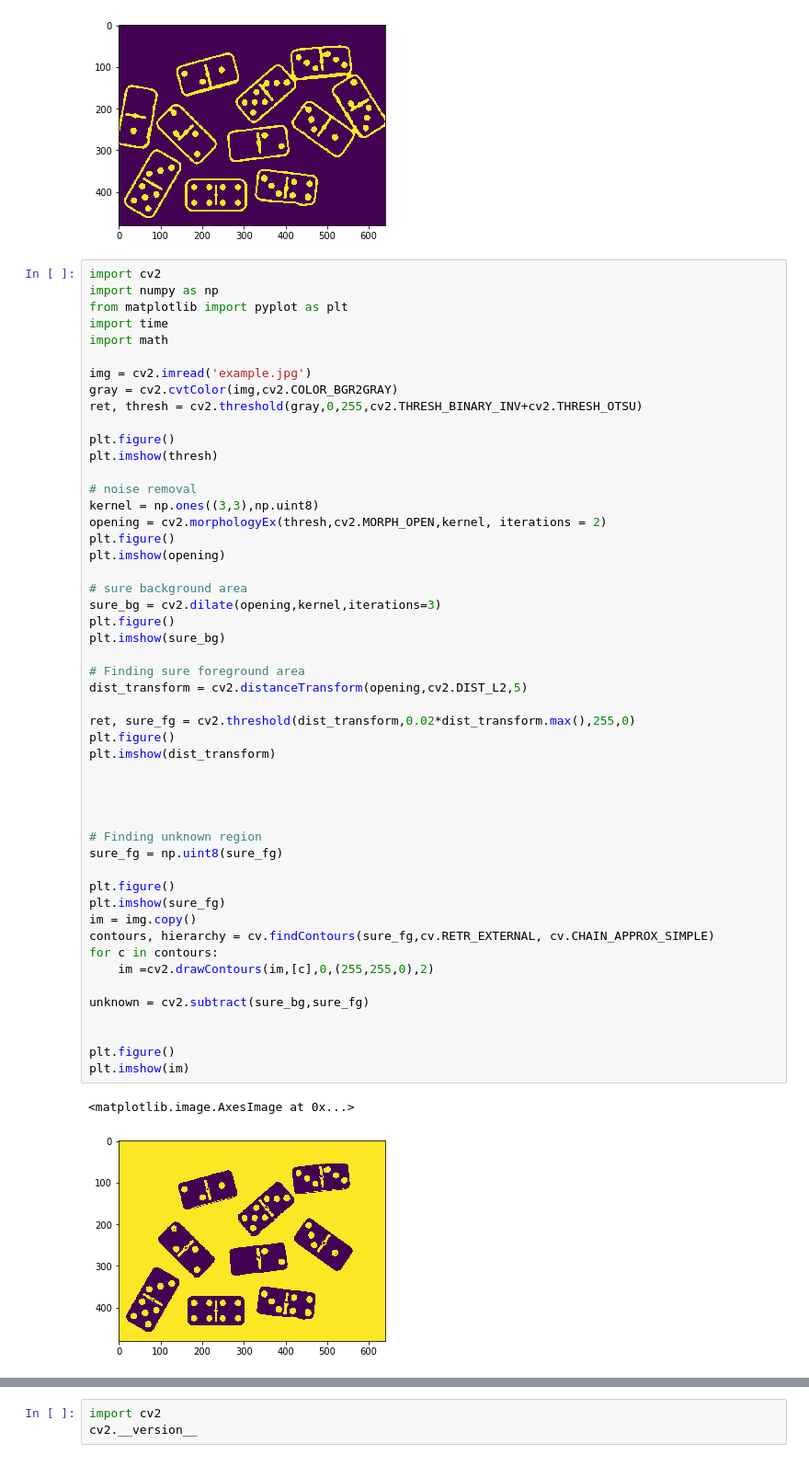
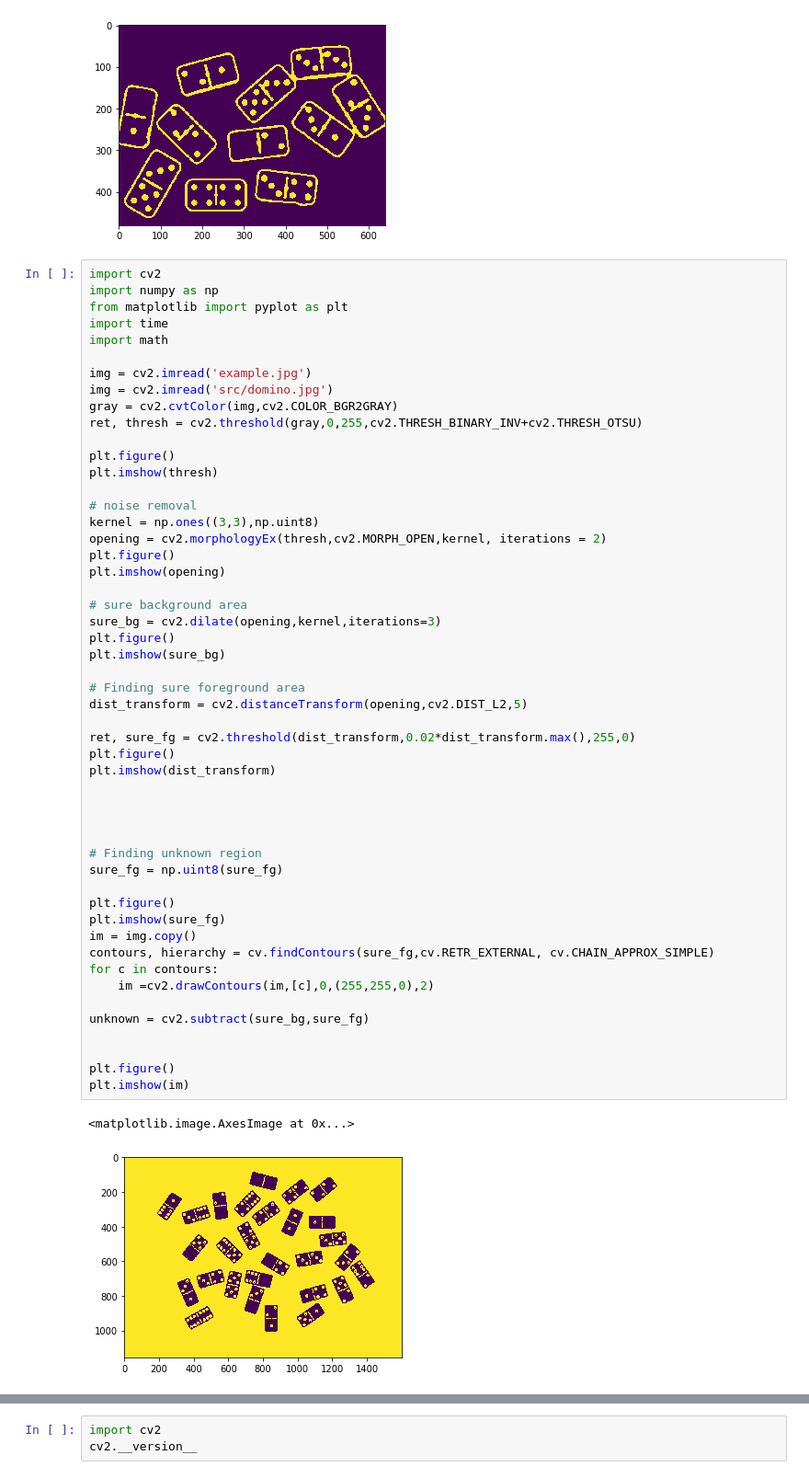
Before and after one commit to XCoret/R2-MINO, a Jupyter notebook: code/modulVisio.ipynb, the cells around one changed output, grey strips where cells are left out. Shown: that part at 92% size. Drawn from its saved outputs; the diff is of its cells as text.

```diff
--- a/code/modulVisio.ipynb
+++ b/code/modulVisio.ipynb
@@ -277,6 +277,7 @@ import time
 import math
 
 img = cv2.imread('example.jpg')
+img = cv2.imread('src/domino.jpg')
 gray = cv2.cvtColor(img,cv2.COLOR_BGR2GRAY)
 ret, thresh = cv2.threshold(gray,0,255,cv2.THRESH_BINARY_INV+cv2.THRESH_OTSU)
 
@@ -294,31 +295,31 @@ sure_bg = cv2.dilate(opening,kernel,iterations=3)
 plt.figure()
 plt.imshow(sure_bg)
 
 # Finding sure foreground area
 dist_transform = cv2.distanceTransform(opening,cv2.DIST_L2,5)
 
 ret, sure_fg = cv2.threshold(dist_transform,0.02*dist_transform.max(),255,0)
 plt.figure()
 plt.imshow(dist_transform)
 
 
 
 
 # Finding unknown region
 sure_fg = np.uint8(sure_fg)
 
 plt.figure()
 plt.imshow(sure_fg)
 im = img.copy()
 contours, hierarchy = cv.findContours(sure_fg,cv.RETR_EXTERNAL, cv.CHAIN_APPROX_SIMPLE)
 for c in contours:
     im =cv2.drawContours(im,[c],0,(255,255,0),2)
 
 unknown = cv2.subtract(sure_bg,sure_fg)
 
 
 plt.figure()
 plt.imshow(im)
 # %% [output]
 <matplotlib.image.AxesImage at 0x...>
-[figure, old version]
+[figure, new version]
```
Also changed, not shown: parts of 2 cells of this notebook, 10 other files.
